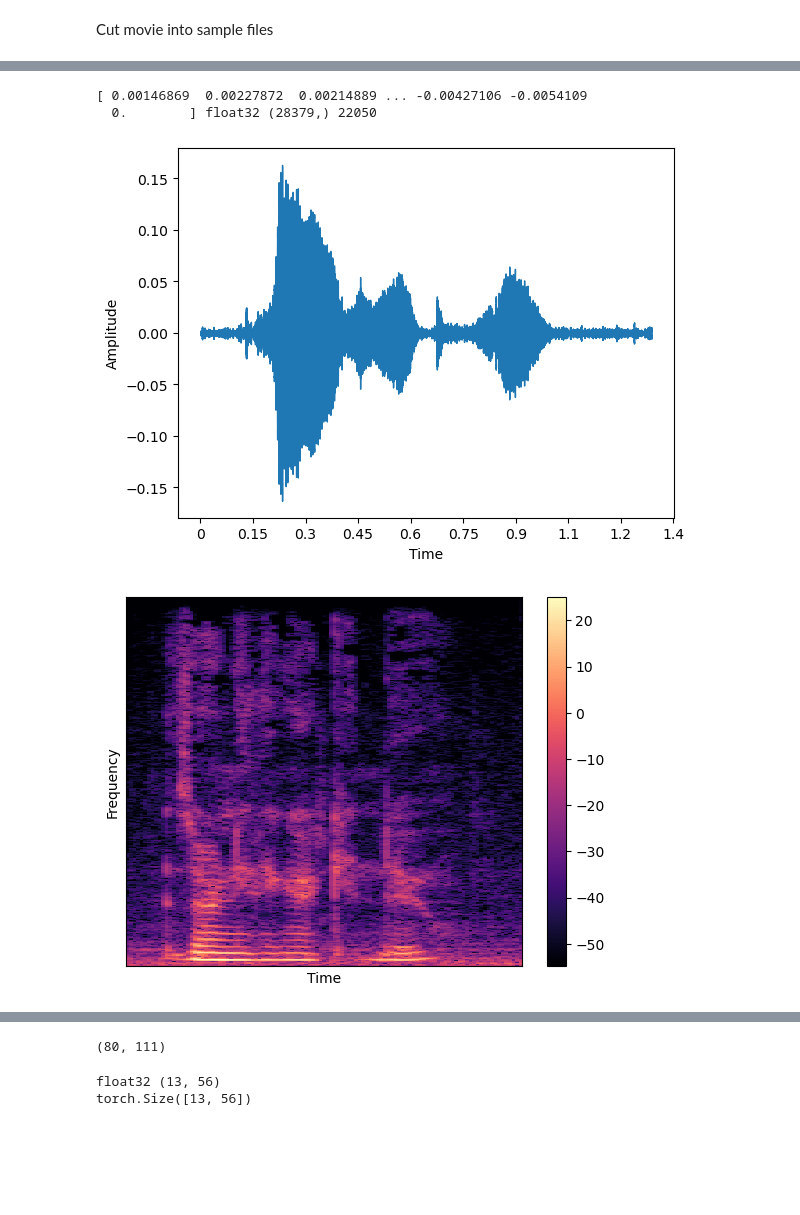
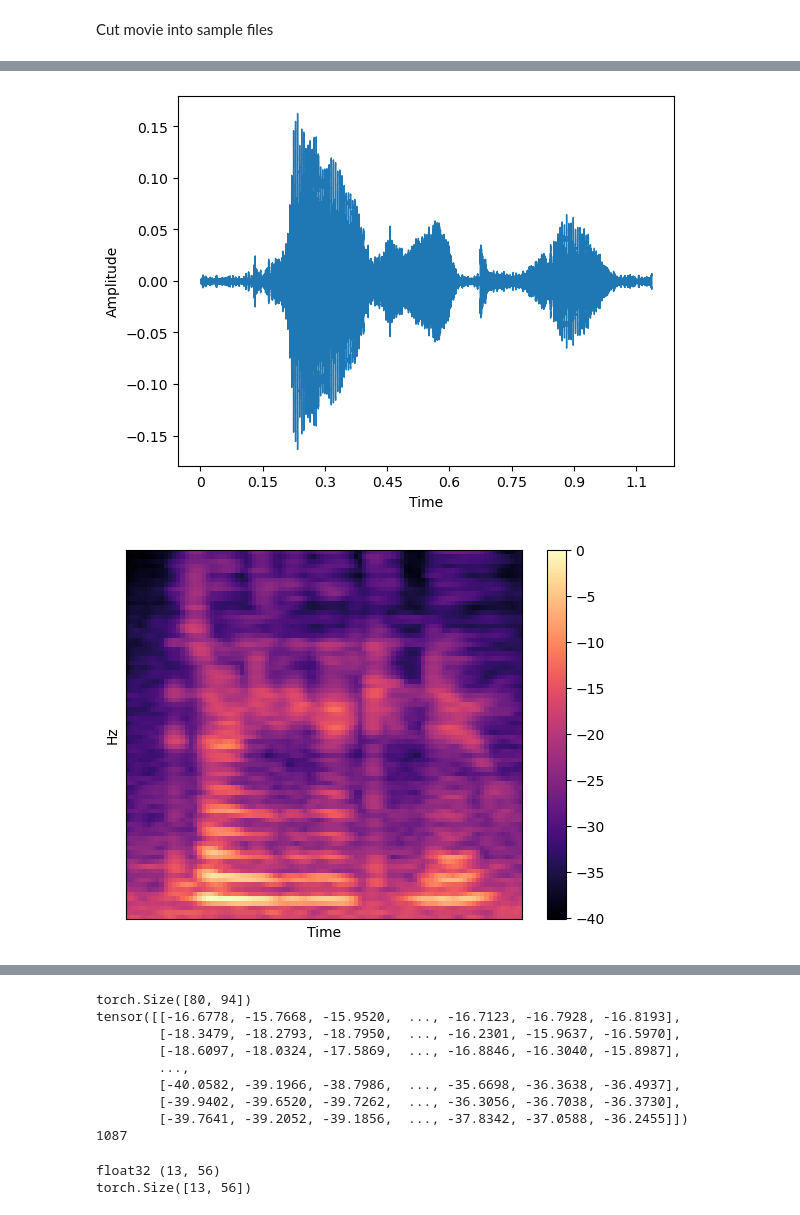
Before and after one commit to kunit17/RBTTS, a Jupyter notebook: voice_extract.ipynb, the cells around one changed output, grey strips where cells are left out. Drawn from its saved outputs; the diff is of its cells as text; code cells hidden in the pictures; blank space fills up the shorter version.

```diff
--- a/voice_extract.ipynb
+++ b/voice_extract.ipynb
@@ -71,8 +24,8 @@ for i in range(0, len(lines), 4):  # Assuming each entry has 4 lines
 # %% [markdown]
 Cut movie into sample files
 # %%
-input_file = r'./Audio Files/HerOutput.wav'
-sample1= r'./Audio Files/Training_Samples/sample1.wav'
+input_file = r'./Data/HerOutput.wav'
+sample1= r'./Data/Training_Samples/sample1.wav'
 
 #Pick out sample from
 
@@ -92,7 +45,7 @@ def t2ms(time_str):
 
 #sr = 22050
 start_time = t2ms('0:25:11,720')
-end_time = (t2ms('00:25:13,007'))
+end_time = (t2ms('00:25:12,807'))
 
 print(f'start time in ms is {start_time} and end time in ms is {end_time}')
 
@@ -102,5 +55,5 @@ print(f'start time in ms is {start_time} and end time in ms is {end_time}')
 audio = AudioSegment.from_wav(input_file)
 cut_audio = audio[start_time:end_time]
 cut_audio = cut_audio.set_frame_rate(22050)
-# cut_audio.export(sample1, format='wav')
+cut_audio.export(sample1, format='wav')
 # %% [output]
@@ -134,56 +84,48 @@ Summary:
 import librosa.display
 import matplotlib.pyplot as plt
 import numpy as np
-sample1= r'./Audio Files/Training_Samples/sample1.wav'
+import torch
+
+sample1= r'./Data/Training_Samples/sample1.wav'
 
 file = sample1
 
 #wavform
-signal, sr = librosa.load(file, sr=sr) # sr * T -> 22050 * end_time - start_time
-print(signal, signal.dtype, signal.shape, sr)
+signal, sr = librosa.load(file) # sr * T -> 22050 * end_time - start_time
+
 librosa.display.waveshow(y=signal, sr=sr)
 plt.xlabel('Time')
 plt.ylabel('Amplitude')
 plt.show()
 
 ffft = np.fft.fft(signal)
 
 magnitude = np.abs(ffft) #This gives the amplitudes of the frequency components.
 frequency = np.linspace(0, 48000, len(magnitude))  #This creates a linearly spaced array of frequency values ranging from 0 Hz to the sampling rate (srsr).
 #freqs = np.fft.fftfreq(len(signal), 1/sr) This creates a linearly spaced array of frequency values ranging from 0 Hz to the sampling rate (srsr).
 
 
-n_fft = 1024 #1024 #2048 #it means each window will consist of 2048 samples of the signal.
+n_fft = 2048 #1024 #2048 #it means each window will consist of 2048 samples of the signal.
 # The STFT applies the FFT to each window of data, and these windows are often overlapping. When you perform a Fast Fourier Transform (FFT), you are converting a time-domain signal (like an audio waveform) into the frequency domain. The FFT breaks the signal into frequency bins, and each bin corresponds to a specific frequency range.
 #More Frequency Resolution: With a larger n_fft (2048), the frequency bins will be more finely spaced, meaning you get more precise information about the frequency content of each window.
 hop_length = 256 #256
 stft = librosa.core.stft(signal, hop_length=hop_length, n_fft=n_fft) #Short-Time Fourier Transform (STFT) of the audio signal and computes both the spectrogram and its logarithmic version.
 spectrogram = np.abs(stft)
-log_spectrogram = librosa.amplitude_to_db(spectrogram)
 
-
-librosa.display.specshow(log_spectrogram, sr=sr, hop_length=hop_length)
+# Mel spectrogram (Mel-filtered spectrogram)
+mel_spectrogram = librosa.feature.melspectrogram(S=spectrogram, sr=sr, n_mels=80)
+# Convert Mel-spectrogram to log scale (logarithmic amplitude)
+log_mel_spectrogram = (librosa.power_to_db(mel_spectrogram, ref=np.max))
+librosa.display.specshow(log_mel_spectrogram, sr=sr, hop_length=hop_length)
 plt.xlabel('Time')
-plt.ylabel('Frequency')
+plt.ylabel('Hz')
 plt.colorbar()
 plt.show()
 
-MFCCs = librosa.feature.mfcc(y=signal, n_fft=n_fft, hop_length=hop_length, n_mfcc=13)
-librosa.display.specshow(MFCCs, sr=sr, hop_length=hop_length)
-plt.xlabel('Time')
-plt.ylabel('MFCC')
-plt.colorbar()
-plt.show()
-
-# Mel spectrogram (Mel-filtered spectrogram)
-mel_spectrogram = librosa.feature.melspectrogram(S=spectrogram, sr=48000, n_mels=80)
-# Convert Mel-spectrogram to log scale (logarithmic amplitude)
-log_mel_spectrogram = librosa.power_to_db(mel_spectrogram, ref=np.max)
-print(mel_spectrogram.shape)
-# Save the Mel-spectrogram as a numpy file
-np.save(r'./test_mel_files/sample1', log_mel_spectrogram)
+aud_tensor = torch.tensor(log_mel_spectrogram, dtype=torch.float32)
+print(aud_tensor.shape)
+print(aud_tensor)
+print(end_time-start_time)
 # %% [output]
-[ 0.00146869  0.00227872  0.00214889 ... -0.00427106 -0.0054109
-  0.        ] float32 (28379,) 22050
-[figure, old version]
+[figure, new version]
-[figure, old version]
+[figure, new version]
@@ -191,4 +132,12 @@ np.save(r'./test_mel_files/sample1', log_mel_spectrogram)
-(80, 111)
+torch.Size([80, 94])
+tensor([[-16.6778, -15.7668, -15.9520,  ..., -16.7123, -16.7928, -16.8193],
+        [-18.3479, -18.2793, -18.7950,  ..., -16.2301, -15.9637, -16.5970],
+        [-18.6097, -18.0324, -17.5869,  ..., -16.8846, -16.3040, -15.8987],
+        ...,
+        [-40.0582, -39.1966, -38.7986,  ..., -35.6698, -36.3638, -36.4937],
+        [-39.9402, -39.6520, -39.7262,  ..., -36.3056, -36.7038, -36.3730],
+        [-39.7641, -39.2052, -39.1856,  ..., -37.8342, -37.0588, -36.2455]])
+1087
 # %%
 import torch
 print(MFCCs.dtype, MFCCs.shape)
```
Also changed, not shown: parts of 5 cells of this notebook, 3 other files.
